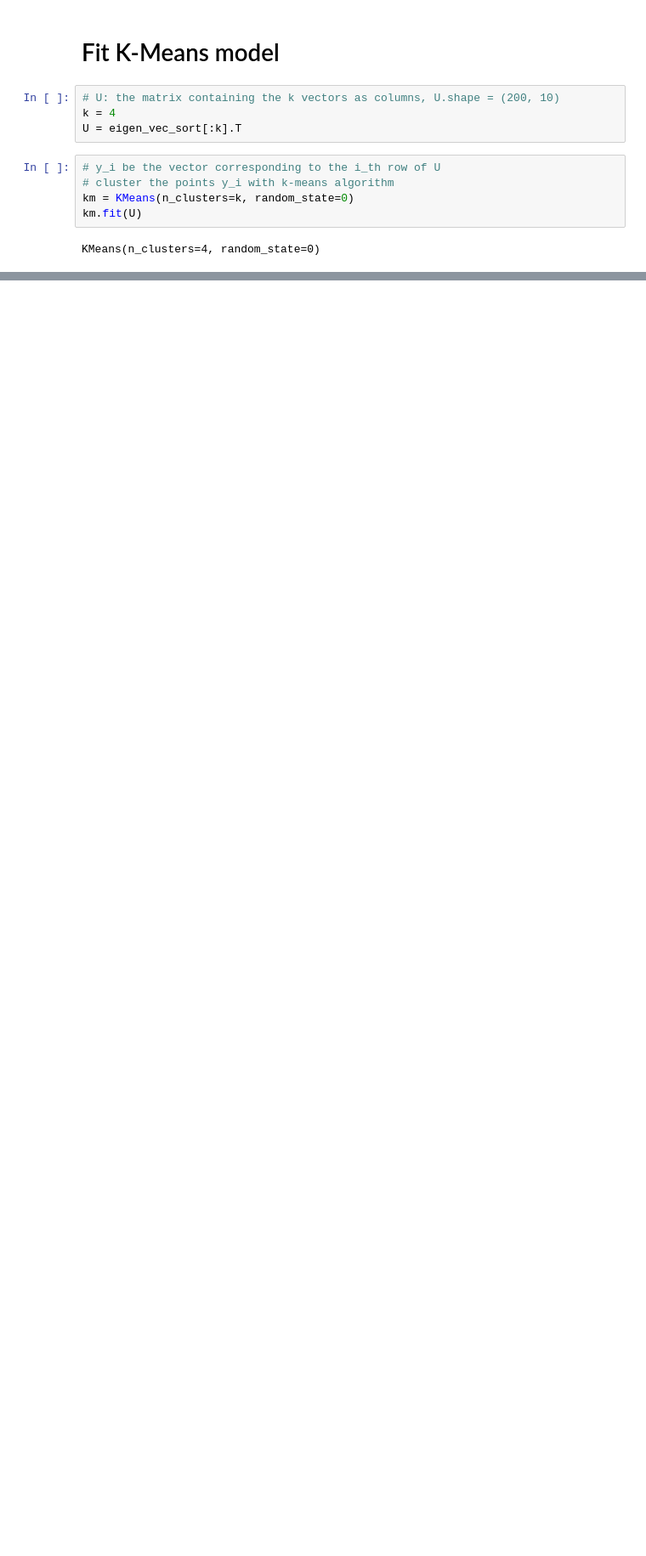
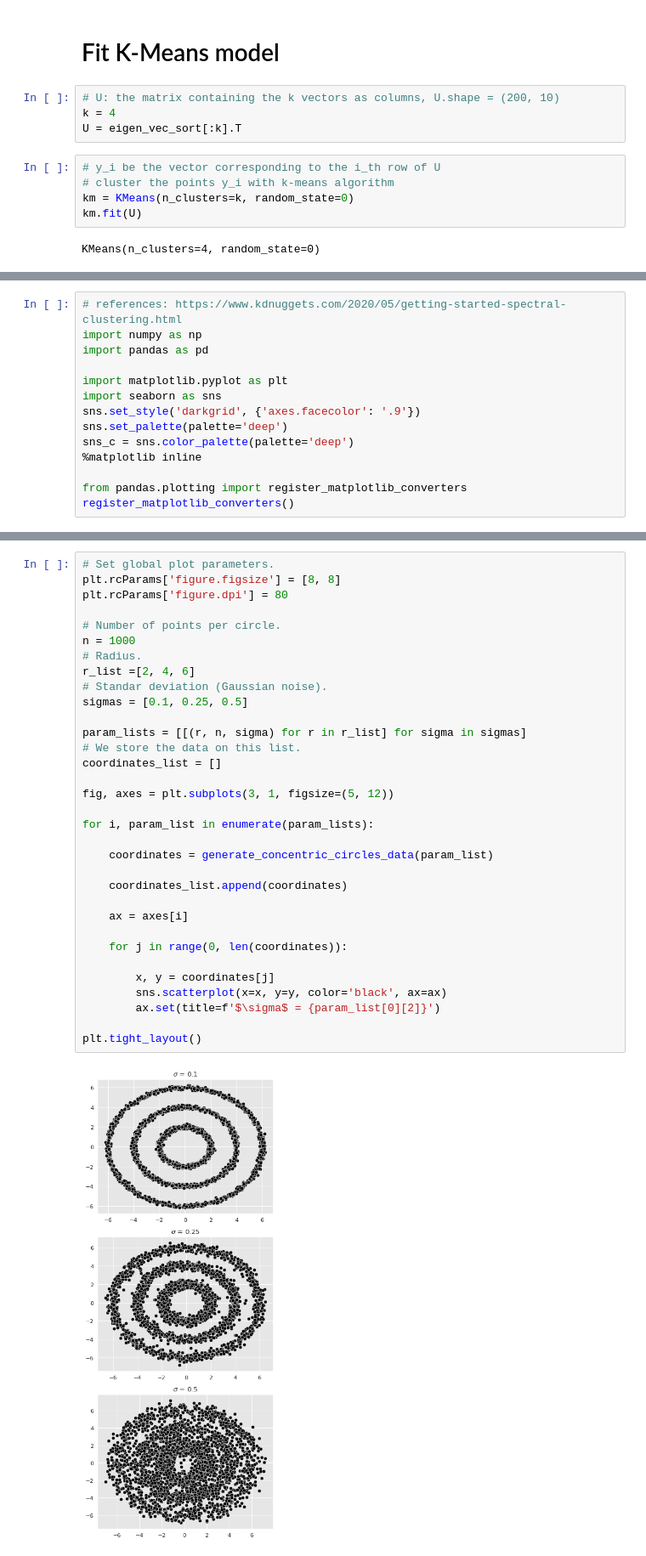
Before and after one commit to KyraZzz/spectral-clustering, a Jupyter notebook: spectral_clustering.ipynb, the cells around one changed output, grey strips where cells are left out. Shown at 85% size. Cells and saved outputs as stored; diff of their text form; blank space fills up the shorter version.

```diff
--- a/spectral_clustering.ipynb
+++ b/spectral_clustering.ipynb
@@ -112,0 +126,14 @@ plt.show()
+# %%
+# references: https://www.kdnuggets.com/2020/05/getting-started-spectral-clustering.html
+import numpy as np
+import pandas as pd
+
+import matplotlib.pyplot as plt
+import seaborn as sns
+sns.set_style('darkgrid', {'axes.facecolor': '.9'})
+sns.set_palette(palette='deep')
+sns_c = sns.color_palette(palette='deep')
+%matplotlib inline
+
+from pandas.plotting import register_matplotlib_converters
+register_matplotlib_converters()
@@ -112,0 +162,35 @@ plt.show()
+# %%
+# Set global plot parameters.
+plt.rcParams['figure.figsize'] = [8, 8]
+plt.rcParams['figure.dpi'] = 80
+
+# Number of points per circle.
+n = 1000
+# Radius.
+r_list =[2, 4, 6]
+# Standar deviation (Gaussian noise).
+sigmas = [0.1, 0.25, 0.5]
+
+param_lists = [[(r, n, sigma) for r in r_list] for sigma in sigmas]
+# We store the data on this list.
+coordinates_list = []
+
+fig, axes = plt.subplots(3, 1, figsize=(5, 12))
+
+for i, param_list in enumerate(param_lists):
+
+    coordinates = generate_concentric_circles_data(param_list)
+
+    coordinates_list.append(coordinates)
+
+    ax = axes[i]
+
+    for j in range(0, len(coordinates)):
+
+        x, y = coordinates[j]
+        sns.scatterplot(x=x, y=y, color='black', ax=ax)
+        ax.set(title=f'$\sigma$ = {param_list[0][2]}')
+
+plt.tight_layout()
+# %% [output]
+[figure, added]
```
Also changed, not shown: parts of 35 cells of this notebook.
